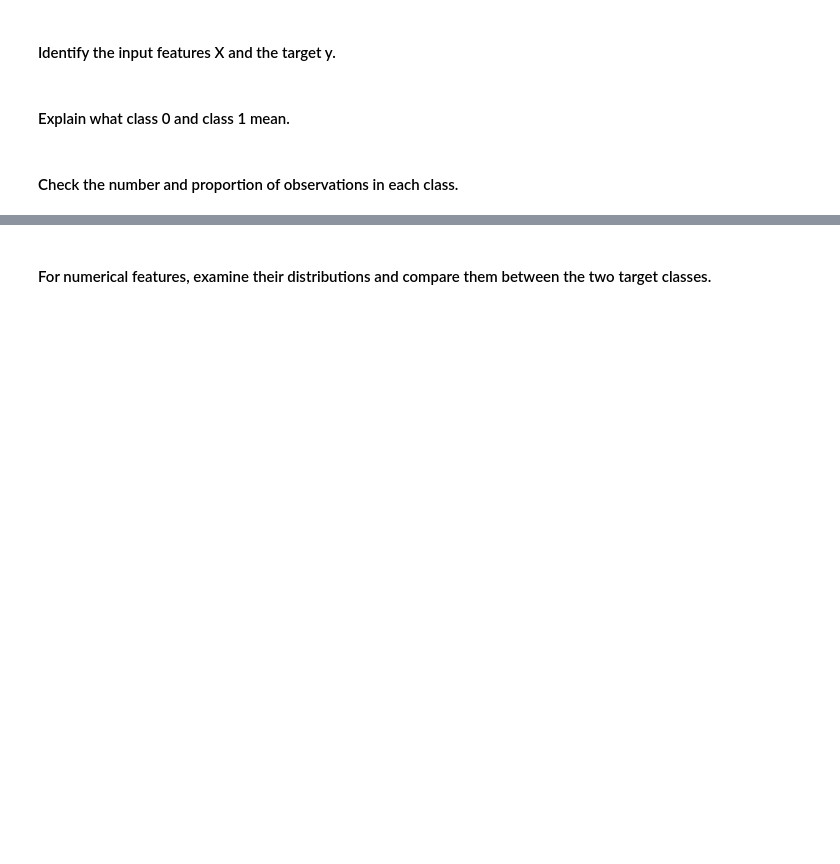
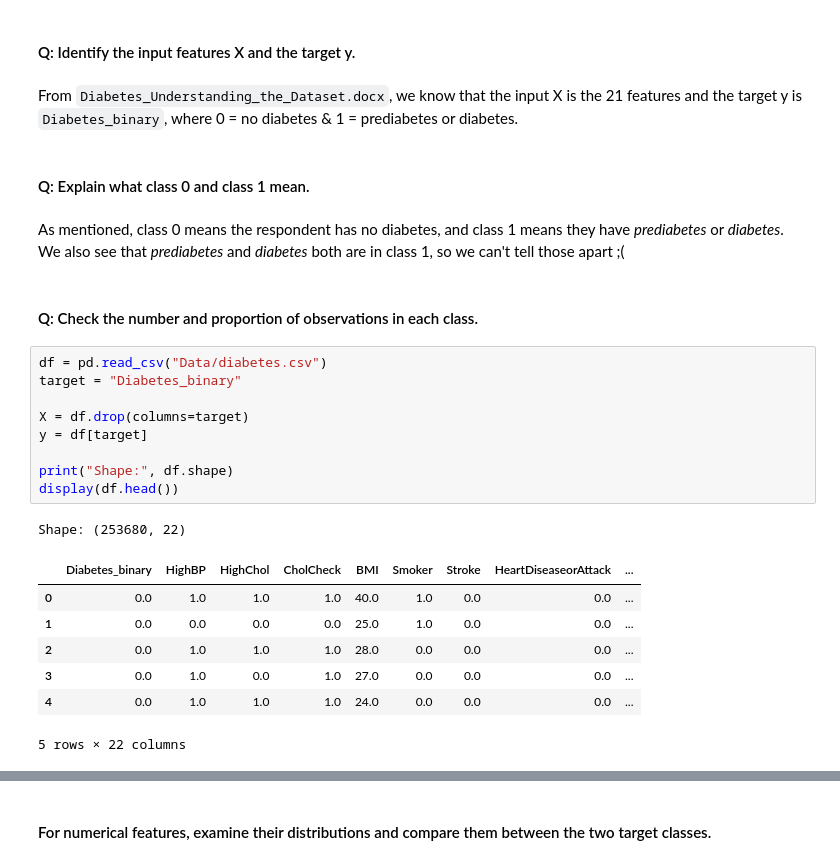
Before and after one commit to J-0-S-E/IE500618-Assignment-2, a Jupyter notebook: assignment2.ipynb, the cells around one changed output, grey strips where cells are left out. Cells and saved outputs as stored; diff of their text form; blank space fills up the shorter version.

```diff
--- a/assignment2.ipynb
+++ b/assignment2.ipynb
@@ -2,7 +33,31 @@
 ## Step 1 - Understand the data (Kristian)
 # %% [markdown]
-#### Identify the input features X and the target y.
+
+#### Q: Identify the input features X and the target y.
+# %% [markdown]
+From `Diabetes_Understanding_the_Dataset.docx`, we know that the input X is the 21 features and the target y is `Diabetes_binary`, where 0 = no diabetes & 1 = prediabetes or diabetes.
 # %% [markdown]
-#### Explain what class 0 and class 1 mean.
+
+#### Q: Explain what class 0 and class 1 mean.
+# %% [markdown]
+As mentioned, class 0 means the respondent has no diabetes, and class 1 means they have _prediabetes_ or _diabetes_. We also see that _prediabetes_ and _diabetes_ both are in class 1, so we can't tell those apart ;(
 # %% [markdown]
-#### Check the number and proportion of observations in each class.
+#### Q: Check the number and proportion of observations in each class.
+# %%
+df = pd.read_csv("Data/diabetes.csv")
+target = "Diabetes_binary"
+
+X = df.drop(columns=target)
+y = df[target]
+
+print("Shape:", df.shape)
+display(df.head())
+# %% [output]
+Shape: (253680, 22)
+|  | Diabetes_binary | HighBP | HighChol | CholCheck | BMI | Smoker | Stroke | HeartDiseaseorAttack | ... |
+| 0 | 0.0 | 1.0 | 1.0 | 1.0 | 40.0 | 1.0 | 0.0 | 0.0 | ... |
+| 1 | 0.0 | 0.0 | 0.0 | 0.0 | 25.0 | 1.0 | 0.0 | 0.0 | ... |
+| 2 | 0.0 | 1.0 | 1.0 | 1.0 | 28.0 | 0.0 | 0.0 | 0.0 | ... |
+| 3 | 0.0 | 1.0 | 0.0 | 1.0 | 27.0 | 0.0 | 0.0 | 0.0 | ... |
+| 4 | 0.0 | 1.0 | 1.0 | 1.0 | 24.0 | 0.0 | 0.0 | 0.0 | ... |
+5 rows × 22 columns
```
Also changed, not shown: parts of 12 cells of this notebook, 3 other files.
